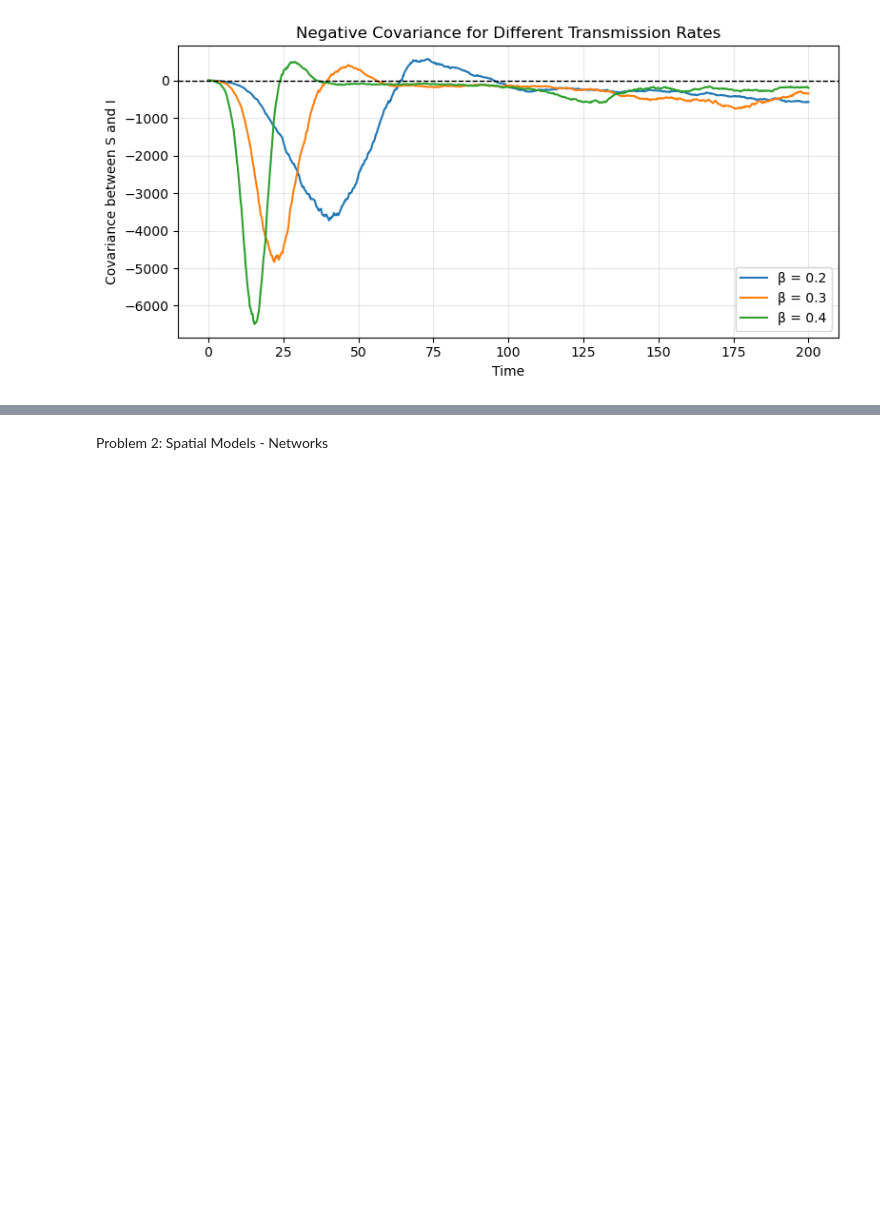
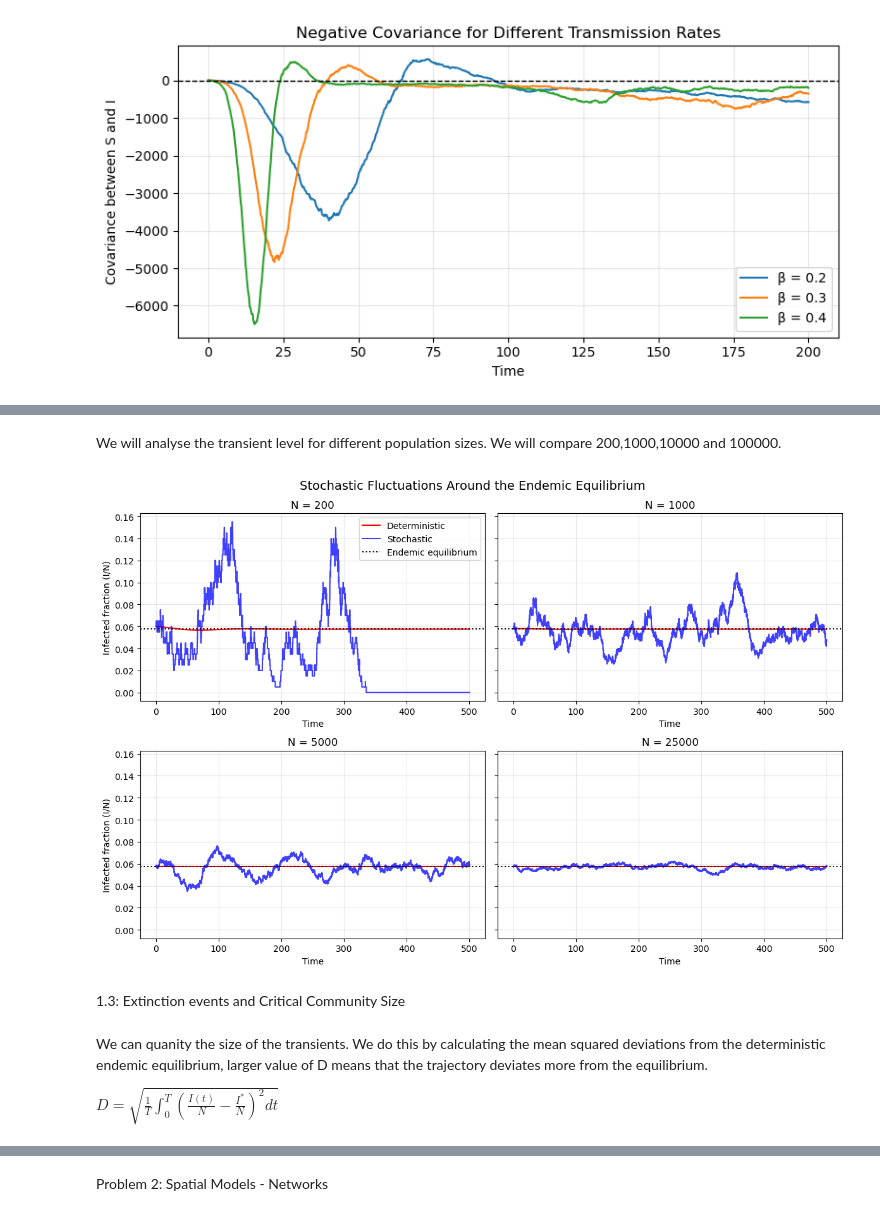
Before and after one commit to lydiashumskaya/assignment-2-stochastic-and-spatial-models, a Jupyter notebook: assigment-2.ipynb, the cells around one changed output, grey strips where cells are left out. Drawn from its saved outputs; the diff is of its cells as text; code cells hidden in the pictures; blank space fills up the shorter version.

Commit message:
Add resonnance and transient

```diff
--- a/assigment-2.ipynb
+++ b/assigment-2.ipynb
@@ -331,0 +347,70 @@ plt.show()
+# %%
+def endemic_equilibrium(N, beta, gamma, mu):
+    S = N * (gamma + mu) / beta
+    I = mu * (N - S) / (gamma + mu)
+    R = gamma * I / mu
+
+    return np.array([S, I, R])
+# %% [markdown]
+We will analyse the transient level for different population sizes. We will compare 200,1000,10000 and 100000.
+# %%
+beta = 0.3
+gamma = 0.1
+mu = 0.01
+
+populations = [200, 1000, 5000,25000]
+t_max = 500
+t = np.linspace(0, t_max, 2000)
+
+fig, axes = plt.subplots(2, 2, figsize=(12, 8), sharey=True)
+
+for ax, N in zip(axes.flat, populations):
+
+    equilibrium = endemic_equilibrium(N, beta, gamma, mu)
+
+    S0 = round(equilibrium[0])
+    I0 = round(equilibrium[1])
+    R0 = N - S0 - I0
+    y0 = [S0, I0, R0]
+
+    # Deterministic model
+    sol = odeint(sir_demography, y0, t, args=(beta, gamma, mu))
+
+    # Stochastic model
+    times, S, I, R = gillespie_sir(
+        y0, beta, gamma, mu, t_max, seed=42
+    )
+
+    ax.plot(t, sol[:, 1] / N,
+            color="red", label="Deterministic")
+
+    ax.step(times, I / N, where="post",
+            color="blue", alpha=0.75, label="Stochastic")
+
+    ax.axhline(equilibrium[1] / N,
+               color="black", linestyle=":",
+               label="Endemic equilibrium")
+
+    ax.set_title(f"N = {N}")
+    ax.set_xlabel("Time")
+    ax.grid(alpha=0.3)
+
+axes[0, 0].set_ylabel("Infected fraction (I/N)")
+axes[1, 0].set_ylabel("Infected fraction (I/N)")
+axes[0, 0].legend()
+
+plt.suptitle("Stochastic Fluctuations Around the Endemic Equilibrium", fontsize=14)
+plt.tight_layout()
+plt.show()
+# %% [output]
+[figure, added]
+# %% [markdown]
+1.3: Extinction events and Critical Community Size
+# %% [markdown]
+We can quanity the size of the transients.
+We do this by calculating the mean squared deviations from the deterministic endemic equilibrium, larger value of D means that the trajectory deviates more from the equilibrium.
+
+$
+D=\sqrt{\frac{1}{T}\int_0^T
+\left(\frac{I(t)}{N}-\frac{I^*}{N}\right)^2dt}
+$
```
Also changed, not shown: parts of 3 cells of this notebook.
